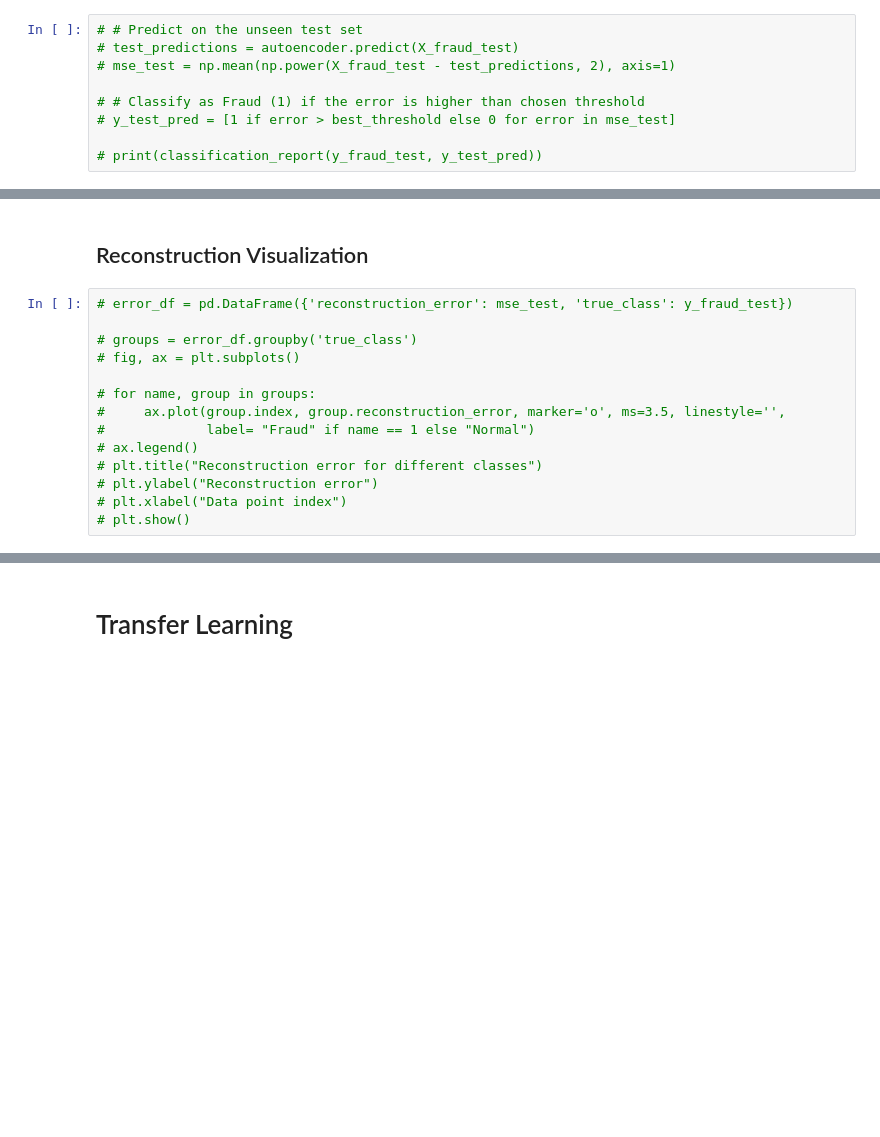
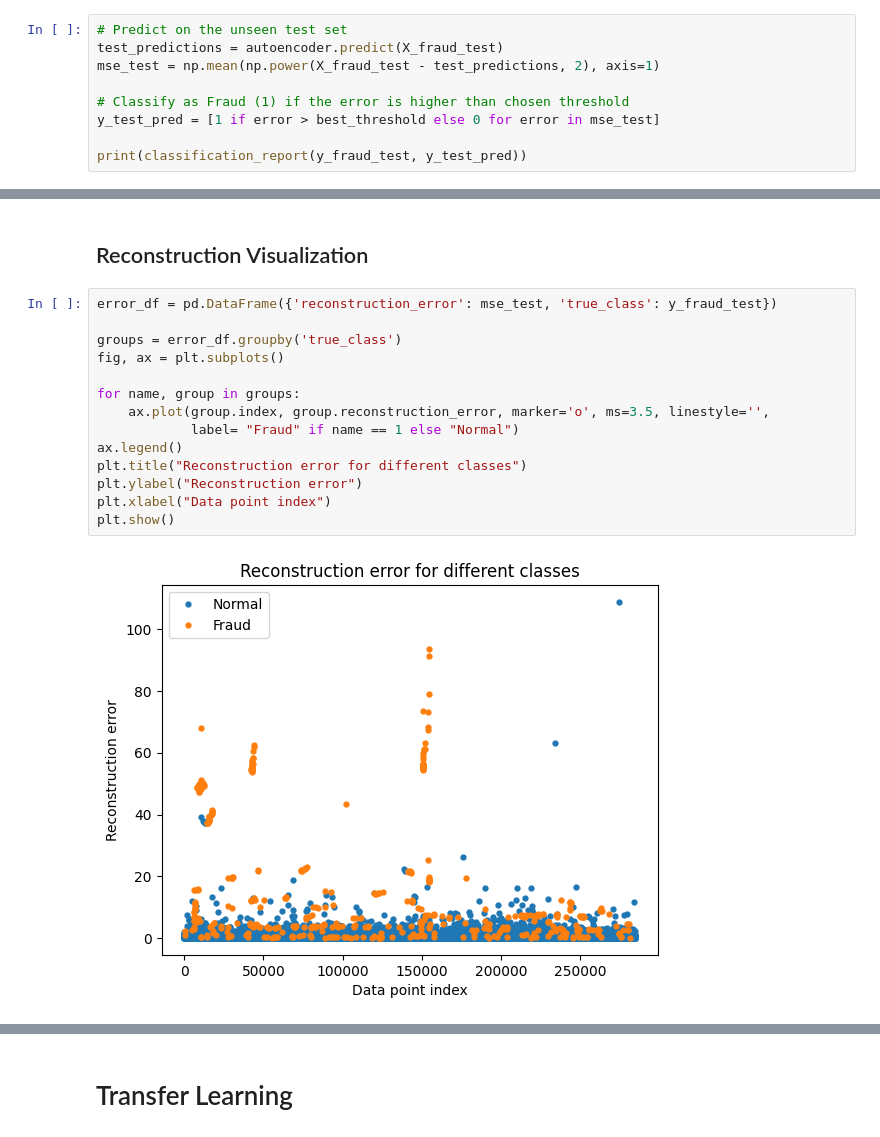
Before and after one commit to Mariam-Badr-MB/Finance-Intelligence-System, a Jupyter notebook: finance-intelligence-system.ipynb, the cells around one changed output, grey strips where cells are left out. Cells and saved outputs as stored; diff of their text form; blank space fills up the shorter version.

```diff
--- a/finance-intelligence-system.ipynb
+++ b/finance-intelligence-system.ipynb
@@ -1098,11 +1133,11 @@ Applied to **Yahoo Finance Stock Return Prediction**.
 # %% [markdown]
 ## Evaluation
 # %%
-# # Predict on the unseen test set
-# test_predictions = autoencoder.predict(X_fraud_test)
-# mse_test = np.mean(np.power(X_fraud_test - test_predictions, 2), axis=1)
+# Predict on the unseen test set
+test_predictions = autoencoder.predict(X_fraud_test)
+mse_test = np.mean(np.power(X_fraud_test - test_predictions, 2), axis=1)
 
-# # Classify as Fraud (1) if the error is higher than chosen threshold
-# y_test_pred = [1 if error > best_threshold else 0 for error in mse_test]
+# Classify as Fraud (1) if the error is higher than chosen threshold
+y_test_pred = [1 if error > best_threshold else 0 for error in mse_test]
 
-# print(classification_report(y_fraud_test, y_test_pred))
+print(classification_report(y_fraud_test, y_test_pred))
@@ -1109,16 +1154,18 @@ Applied to **Yahoo Finance Stock Return Prediction**.
 # %% [markdown]
 ## Reconstruction Visualization
 # %%
-# error_df = pd.DataFrame({'reconstruction_error': mse_test, 'true_class': y_fraud_test})
+error_df = pd.DataFrame({'reconstruction_error': mse_test, 'true_class': y_fraud_test})
 
-# groups = error_df.groupby('true_class')
-# fig, ax = plt.subplots()
+groups = error_df.groupby('true_class')
+fig, ax = plt.subplots()
 
-# for name, group in groups:
-#     ax.plot(group.index, group.reconstruction_error, marker='o', ms=3.5, linestyle='',
-#             label= "Fraud" if name == 1 else "Normal")
-# ax.legend()
-# plt.title("Reconstruction error for different classes")
-# plt.ylabel("Reconstruction error")
-# plt.xlabel("Data point index")
-# plt.show()
+for name, group in groups:
+    ax.plot(group.index, group.reconstruction_error, marker='o', ms=3.5, linestyle='',
+            label= "Fraud" if name == 1 else "Normal")
+ax.legend()
+plt.title("Reconstruction error for different classes")
+plt.ylabel("Reconstruction error")
+plt.xlabel("Data point index")
+plt.show()
+# %% [output]
+[figure, added]
```
Also changed, not shown: parts of 20 cells of this notebook.
